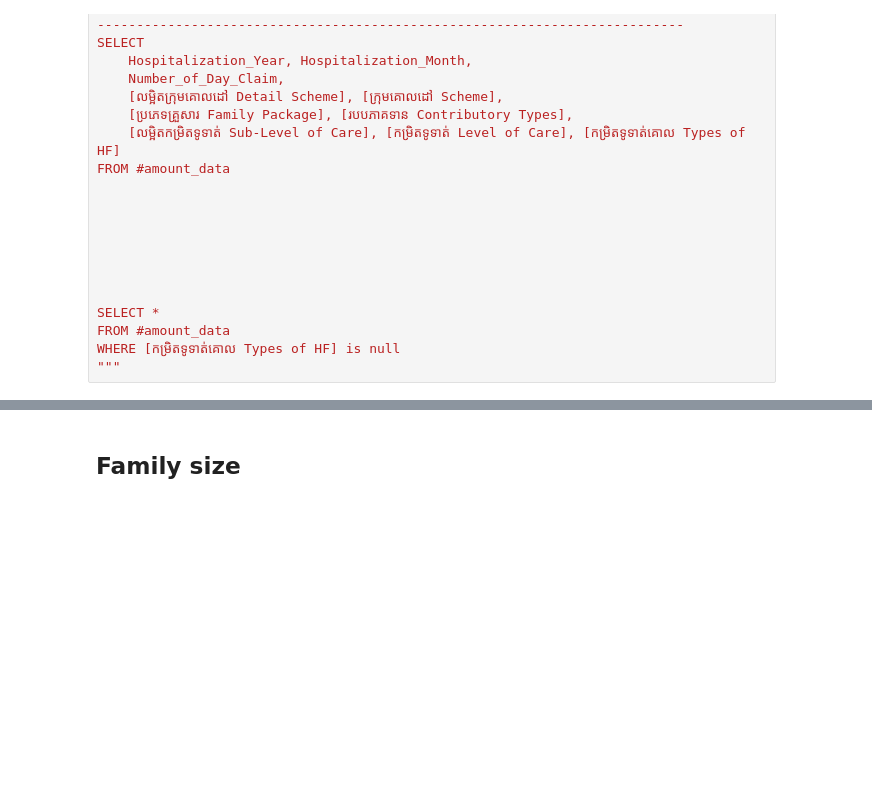
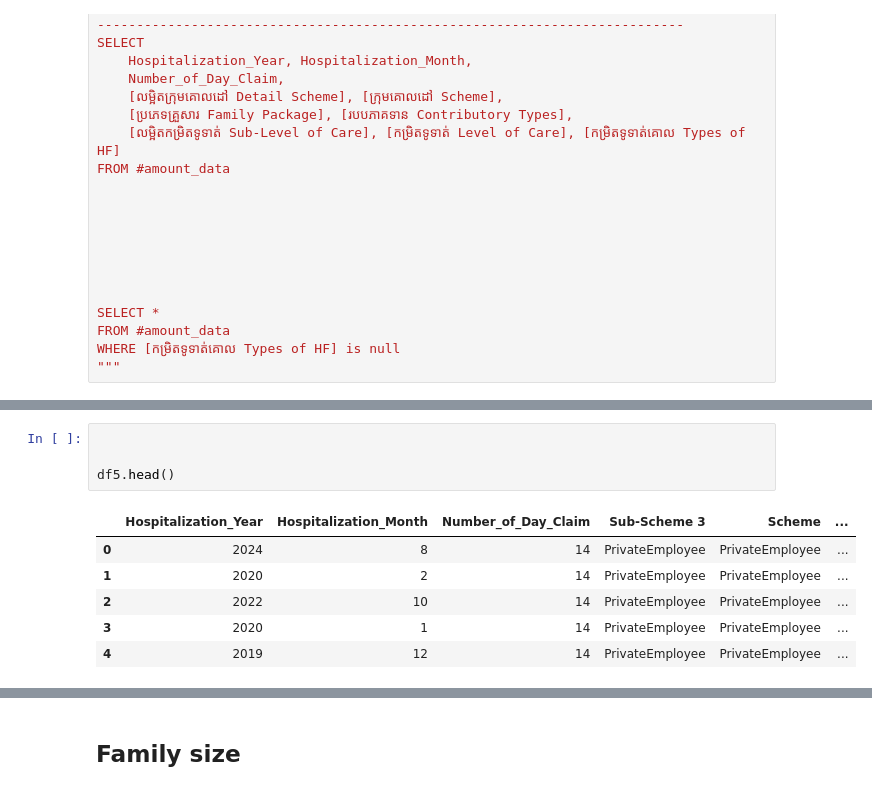
Before and after one commit to lyan-chhay/NSSF_HC_Data_distibution_study, a Jupyter notebook: distribution.ipynb, the cells around one changed output, grey strips where cells are left out. Cells and saved outputs as stored; diff of their text form; blank space fills up the shorter version.

```diff
--- a/distribution.ipynb
+++ b/distribution.ipynb
@@ -2071,0 +2097,11 @@ for _, row in group_combos.iterrows():
+# %%
+
+
+df5.head()
+# %% [output]
+|  | Hospitalization_Year | Hospitalization_Month | Number_of_Day_Claim | Sub-Scheme 3 | Scheme | ... |
+| 0 | 2024 | 8 | 14 | PrivateEmployee | PrivateEmployee | ... |
+| 1 | 2020 | 2 | 14 | PrivateEmployee | PrivateEmployee | ... |
+| 2 | 2022 | 10 | 14 | PrivateEmployee | PrivateEmployee | ... |
+| 3 | 2020 | 1 | 14 | PrivateEmployee | PrivateEmployee | ... |
+| 4 | 2019 | 12 | 14 | PrivateEmployee | PrivateEmployee | ... |
```
Also changed, not shown: parts of 46 cells of this notebook.
